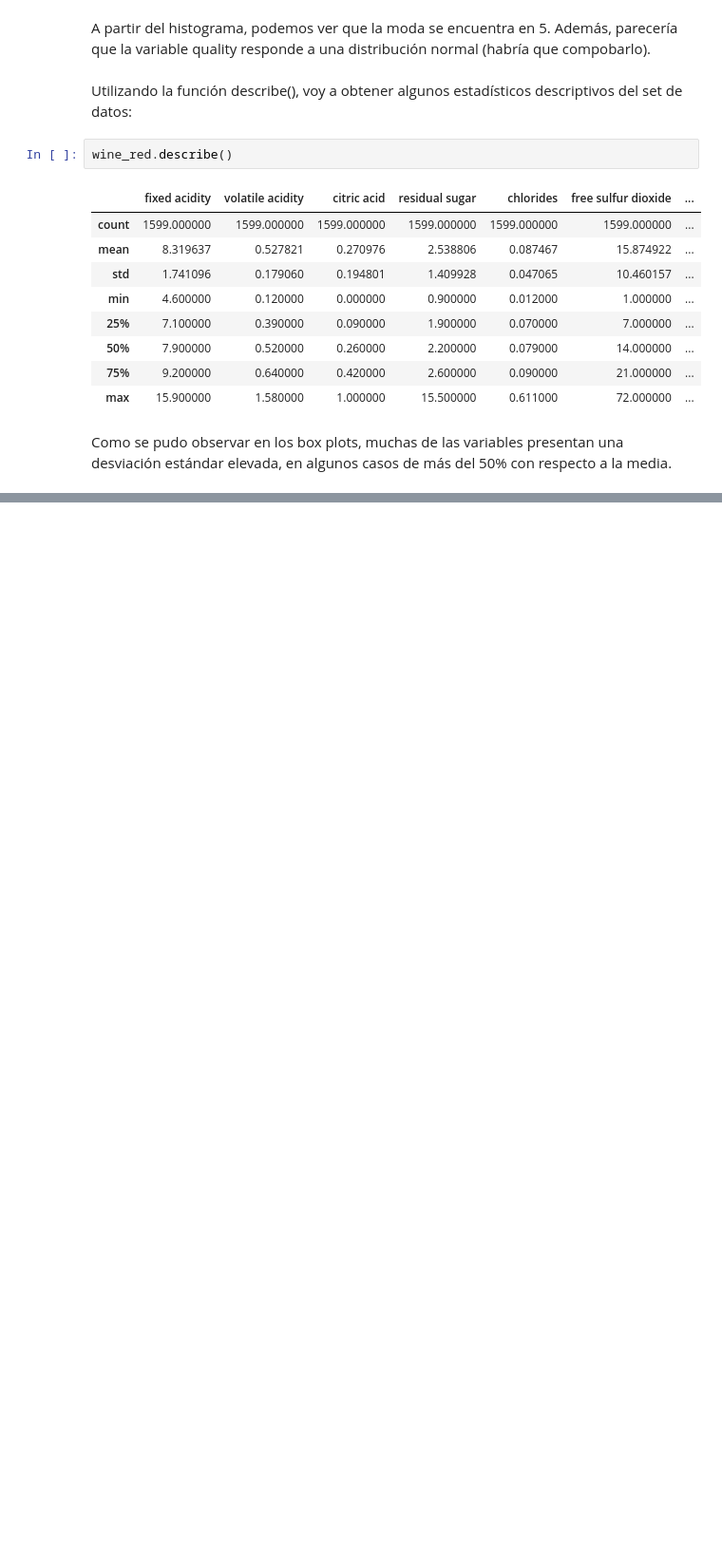
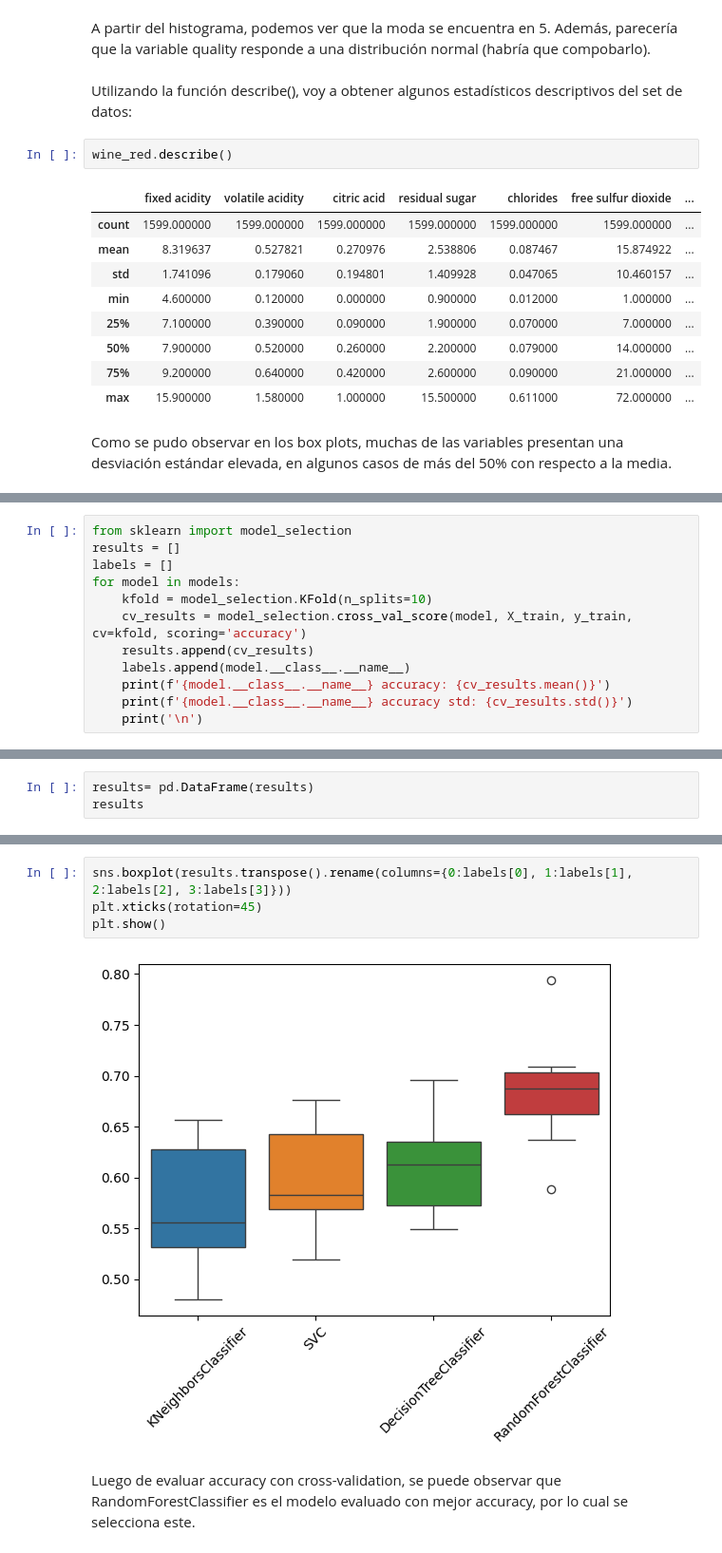
Before and after one commit to etorriglia/Programacion_Python_II, a Jupyter notebook: Predictor/clasificador_de_vinos.ipynb, the cells around one changed output, grey strips where cells are left out. Shown at 95% size. Cells and saved outputs as stored; diff of their text form; blank space fills up the shorter version.

```diff
--- a/Predictor/clasificador_de_vinos.ipynb
+++ b/Predictor/clasificador_de_vinos.ipynb
@@ -99,0 +187,12 @@ Como se pudo observar en los box plots, muchas de las variables presentan una de
+# %%
+from sklearn import model_selection
+results = []
+labels = []
+for model in models:
+    kfold = model_selection.KFold(n_splits=10)
+    cv_results = model_selection.cross_val_score(model, X_train, y_train, cv=kfold, scoring='accuracy')
+    results.append(cv_results)
+    labels.append(model.__class__.__name__)
+    print(f'{model.__class__.__name__} accuracy: {cv_results.mean()}')
+    print(f'{model.__class__.__name__} accuracy std: {cv_results.std()}')
+    print('\n')
@@ -99,0 +216,3 @@ Como se pudo observar en los box plots, muchas de las variables presentan una de
+# %%
+results= pd.DataFrame(results)
+results
@@ -99,0 +225,8 @@ Como se pudo observar en los box plots, muchas de las variables presentan una de
+# %%
+sns.boxplot(results.transpose().rename(columns={0:labels[0], 1:labels[1], 2:labels[2], 3:labels[3]}))
+plt.xticks(rotation=45)
+plt.show()
+# %% [output]
+[figure, added]
+# %% [markdown]
+Luego de evaluar accuracy con cross-validation, se puede observar que RandomForestClassifier es el modelo evaluado con mejor accuracy, por lo cual se selecciona este.
```
Also changed, not shown: parts of 28 cells of this notebook.
